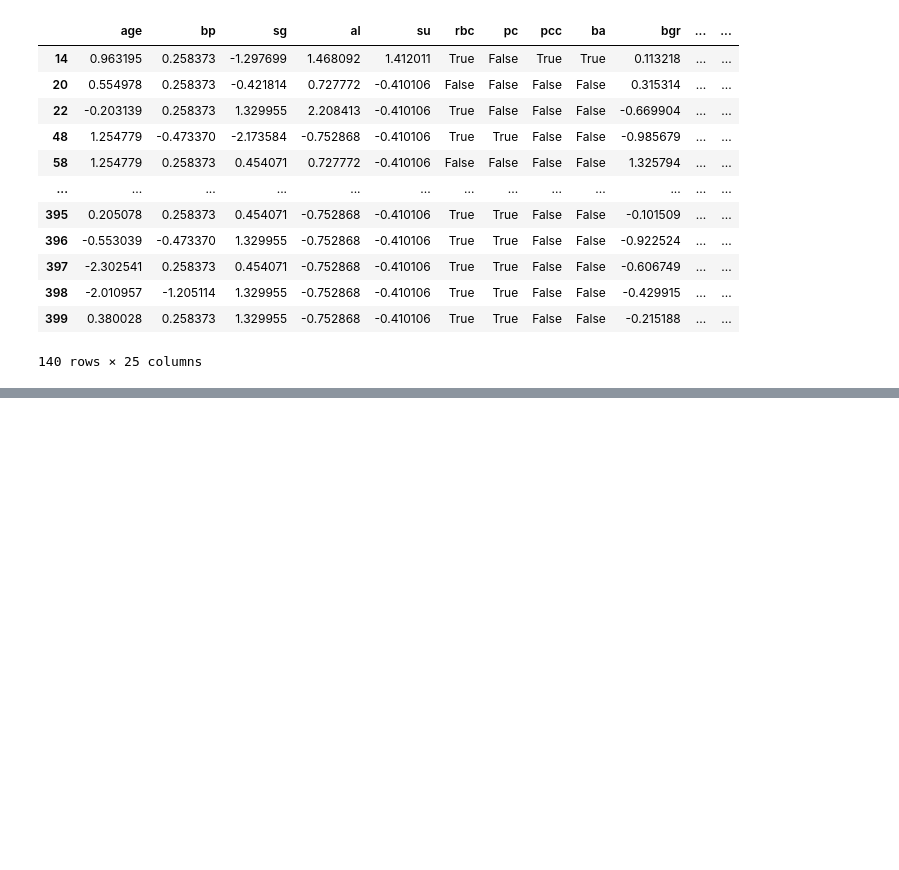
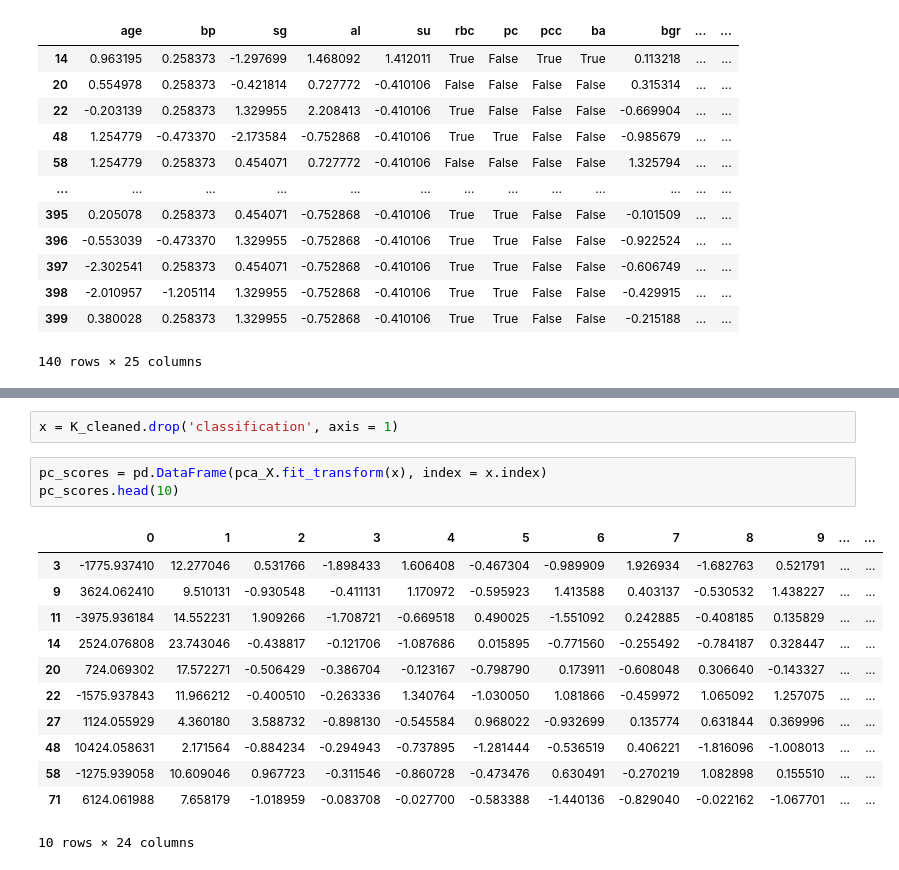
Before and after one commit to shuaniw/Assignment-6, a Jupyter notebook: Assignment6.ipynb, the cells around one changed output, grey strips where cells are left out. Drawn from its saved outputs; the diff is of its cells as text; blank space fills up the shorter version.

```diff
--- a/Assignment6.ipynb
+++ b/Assignment6.ipynb
@@ -222,0 +244,18 @@ clean_data
+# %%
+x = K_cleaned.drop('classification', axis = 1)
+# %%
+pc_scores = pd.DataFrame(pca_X.fit_transform(x), index = x.index)
+pc_scores.head(10)
+# %% [output]
+|  | 0 | 1 | 2 | 3 | 4 | 5 | 6 | 7 | 8 | 9 | ... | ... |
+| 3 | -1775.937410 | 12.277046 | 0.531766 | -1.898433 | 1.606408 | -0.467304 | -0.989909 | 1.926934 | -1.682763 | 0.521791 | ... | ... |
+| 9 | 3624.062410 | 9.510131 | -0.930548 | -0.411131 | 1.170972 | -0.595923 | 1.413588 | 0.403137 | -0.530532 | 1.438227 | ... | ... |
+| 11 | -3975.936184 | 14.552231 | 1.909266 | -1.708721 | -0.669518 | 0.490025 | -1.551092 | 0.242885 | -0.408185 | 0.135829 | ... | ... |
+| 14 | 2524.076808 | 23.743046 | -0.438817 | -0.121706 | -1.087686 | 0.015895 | -0.771560 | -0.255492 | -0.784187 | 0.328447 | ... | ... |
+| 20 | 724.069302 | 17.572271 | -0.506429 | -0.386704 | -0.123167 | -0.798790 | 0.173911 | -0.608048 | 0.306640 | -0.143327 | ... | ... |
+| 22 | -1575.937843 | 11.966212 | -0.400510 | -0.263336 | 1.340764 | -1.030050 | 1.081866 | -0.459972 | 1.065092 | 1.257075 | ... | ... |
+| 27 | 1124.055929 | 4.360180 | 3.588732 | -0.898130 | -0.545584 | 0.968022 | -0.932699 | 0.135774 | 0.631844 | 0.369996 | ... | ... |
+| 48 | 10424.058631 | 2.171564 | -0.884234 | -0.294943 | -0.737895 | -1.281444 | -0.536519 | 0.406221 | -1.816096 | -1.008013 | ... | ... |
+| 58 | -1275.939058 | 10.609046 | 0.967723 | -0.311546 | -0.860728 | -0.473476 | 0.630491 | -0.270219 | 1.082898 | 0.155510 | ... | ... |
+| 71 | 6124.061988 | 7.658179 | -1.018959 | -0.083708 | -0.027700 | -0.583388 | -1.440136 | -0.829040 | -0.022162 | -1.067701 | ... | ... |
+10 rows × 24 columns
```
Also changed, not shown: parts of 8 cells of this notebook.
